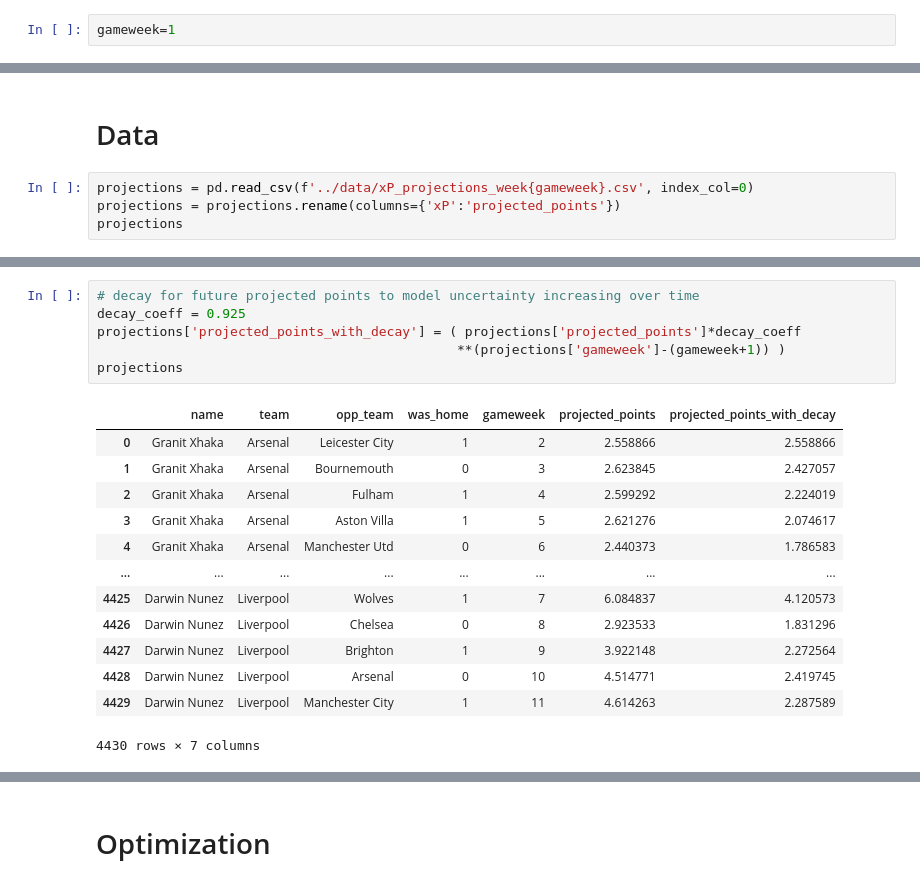
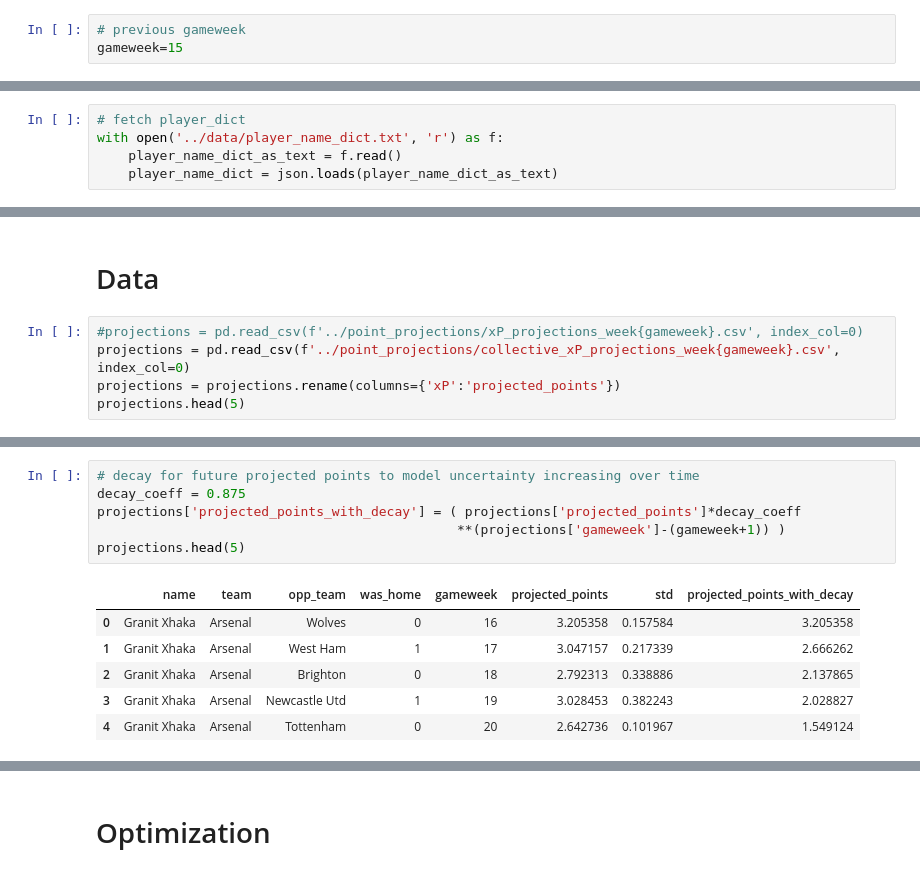
Before and after one commit to jaksticks/Fantasy-Premier-League, a Jupyter notebook: season22_23/notebooks/5_team_optimization.ipynb, the cells around one changed output, grey strips where cells are left out. Cells and saved outputs as stored; diff of their text form.

Commit message:
added collective model, point projections updated

```diff
--- a/season22_23/notebooks/5_team_optimization.ipynb
+++ b/season22_23/notebooks/5_team_optimization.ipynb
@@ -1,5 +4,6 @@
 # %%
-gameweek=1
+# previous gameweek
+gameweek=15
 # %%
 import pandas as pd
 import numpy as np
@@ -6,4 +11,9 @@ import numpy as np
 from pulp import LpMaximize, LpProblem, LpStatus, lpSum, LpVariable
+# %%
+# fetch player_dict
+with open('../data/player_name_dict.txt', 'r') as f:
+    player_name_dict_as_text = f.read()
+    player_name_dict = json.loads(player_name_dict_as_text)
 # %% [markdown]
 # Solver definition
 # %%
@@ -80,7 +90,8 @@ def optimize(df, max_price, expected_column):
 # %% [markdown]
 # Data
 # %%
-projections = pd.read_csv(f'../data/xP_projections_week{gameweek}.csv', index_col=0)
+#projections = pd.read_csv(f'../point_projections/xP_projections_week{gameweek}.csv', index_col=0)
+projections = pd.read_csv(f'../point_projections/collective_xP_projections_week{gameweek}.csv', index_col=0)
 projections = projections.rename(columns={'xP':'projected_points'})
-projections
+projections.head(5)
 # %% [output]
@@ -100,22 +104,15 @@ projections
 # %%
 # decay for future projected points to model uncertainty increasing over time
-decay_coeff = 0.925
+decay_coeff = 0.875
 projections['projected_points_with_decay'] = ( projections['projected_points']*decay_coeff
                                               **(projections['gameweek']-(gameweek+1)) )
-projections
+projections.head(5)
 # %% [output]
-|  | name | team | opp_team | was_home | gameweek | projected_points | projected_points_with_decay |
-| 0 | Granit Xhaka | Arsenal | Leicester City | 1 | 2 | 2.558866 | 2.558866 |
-| 1 | Granit Xhaka | Arsenal | Bournemouth | 0 | 3 | 2.623845 | 2.427057 |
-| 2 | Granit Xhaka | Arsenal | Fulham | 1 | 4 | 2.599292 | 2.224019 |
-| 3 | Granit Xhaka | Arsenal | Aston Villa | 1 | 5 | 2.621276 | 2.074617 |
-| 4 | Granit Xhaka | Arsenal | Manchester Utd | 0 | 6 | 2.440373 | 1.786583 |
-| ... | ... | ... | ... | ... | ... | ... | ... |
-| 4425 | Darwin Nunez | Liverpool | Wolves | 1 | 7 | 6.084837 | 4.120573 |
-| 4426 | Darwin Nunez | Liverpool | Chelsea | 0 | 8 | 2.923533 | 1.831296 |
-| 4427 | Darwin Nunez | Liverpool | Brighton | 1 | 9 | 3.922148 | 2.272564 |
-| 4428 | Darwin Nunez | Liverpool | Arsenal | 0 | 10 | 4.514771 | 2.419745 |
-| 4429 | Darwin Nunez | Liverpool | Manchester City | 1 | 11 | 4.614263 | 2.287589 |
+|  | name | team | opp_team | was_home | gameweek | projected_points | std | projected_points_with_decay |
+| 0 | Granit Xhaka | Arsenal | Wolves | 0 | 16 | 3.205358 | 0.157584 | 3.205358 |
+| 1 | Granit Xhaka | Arsenal | West Ham | 1 | 17 | 3.047157 | 0.217339 | 2.666262 |
+| 2 | Granit Xhaka | Arsenal | Brighton | 0 | 18 | 2.792313 | 0.338886 | 2.137865 |
+| 3 | Granit Xhaka | Arsenal | Newcastle Utd | 1 | 19 | 3.028453 | 0.382243 | 2.028827 |
+| 4 | Granit Xhaka | Arsenal | Tottenham | 0 | 20 | 2.642736 | 0.101967 | 1.549124 |
-4430 rows × 7 columns
 # %%
 fpl_df = pd.read_csv(f'../data/fpl_data/fpl_week_{gameweek}.csv', index_col=0)
```
Also changed, not shown: parts of 24 cells of this notebook, 25 other files.
